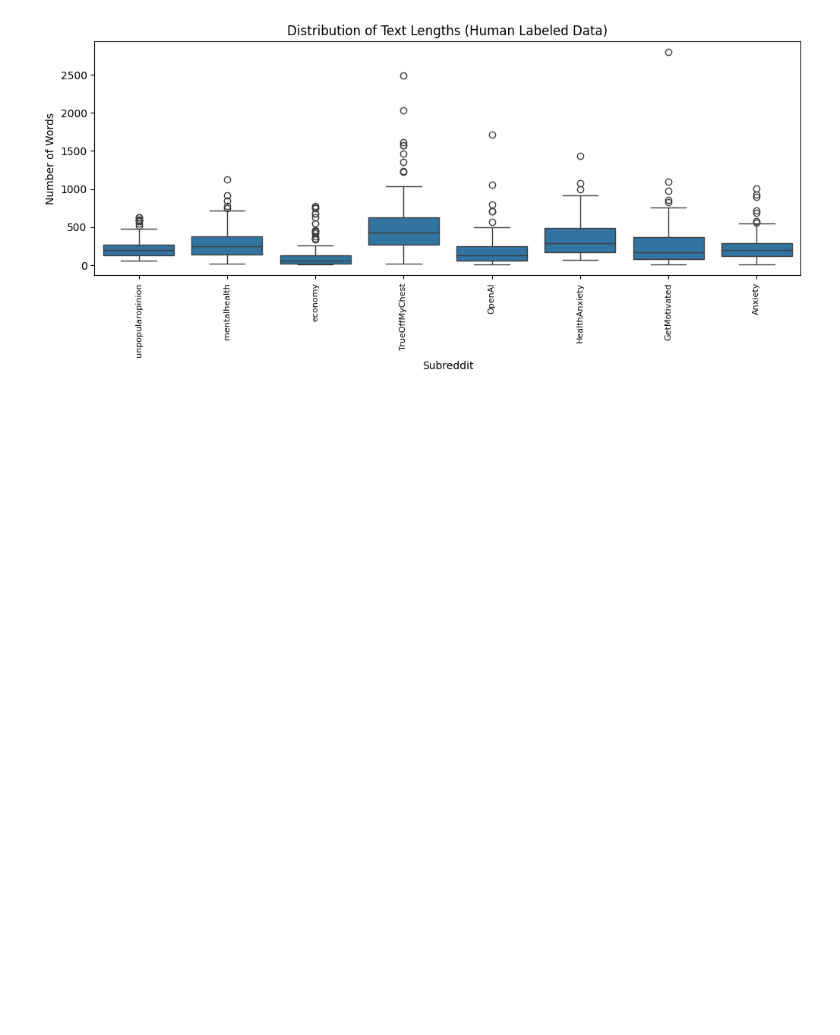
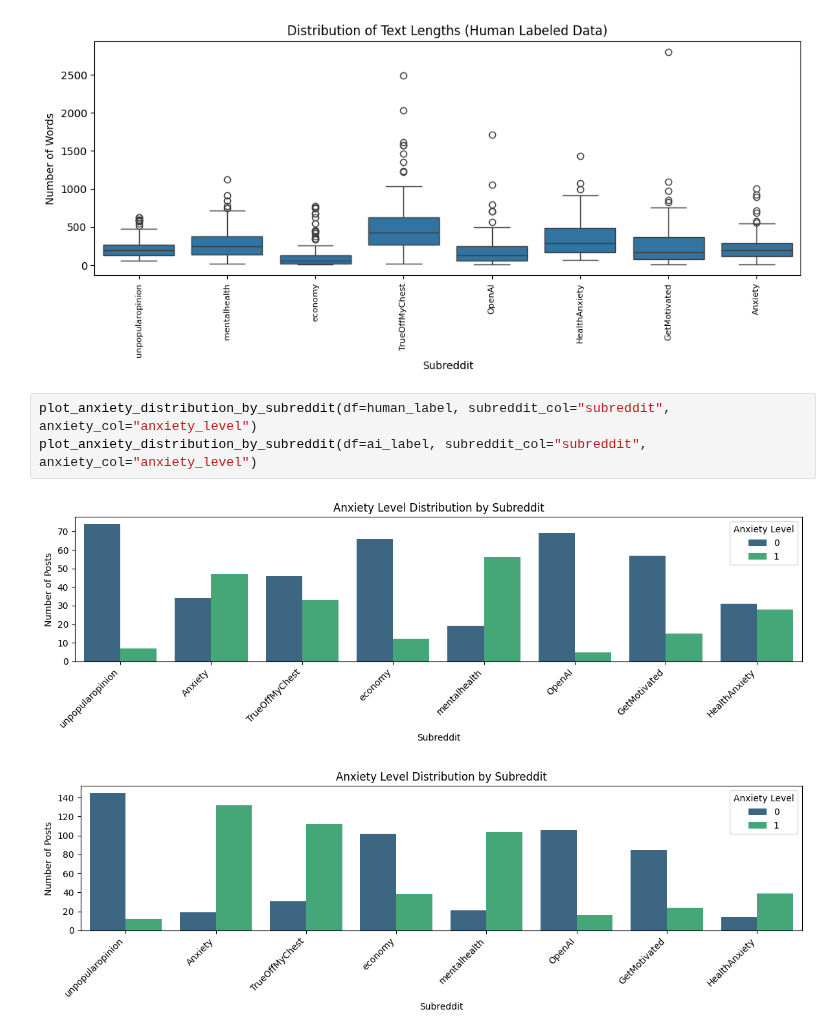
Before and after one commit to shutinghe3601/milestone2, a Jupyter notebook: notebooks/06_text_classification_byDistilBERT.ipynb, the cells around one changed output. Drawn from its saved outputs; the diff is of its cells as text; blank space fills up the shorter version.

```diff
--- a/notebooks/06_text_classification_byDistilBERT.ipynb
+++ b/notebooks/06_text_classification_byDistilBERT.ipynb
@@ -206,3 +274,9 @@ examine_text(ai_label, 'text_all')
 # %% [output]
 [figure]
 [figure]
+# %%
+plot_anxiety_distribution_by_subreddit(df=human_label, subreddit_col="subreddit", anxiety_col="anxiety_level")
+plot_anxiety_distribution_by_subreddit(df=ai_label, subreddit_col="subreddit", anxiety_col="anxiety_level")
+# %% [output]
+[figure, added]
+[figure, added]
```
Also changed, not shown: parts of 18 cells of this notebook, 2 other files.
